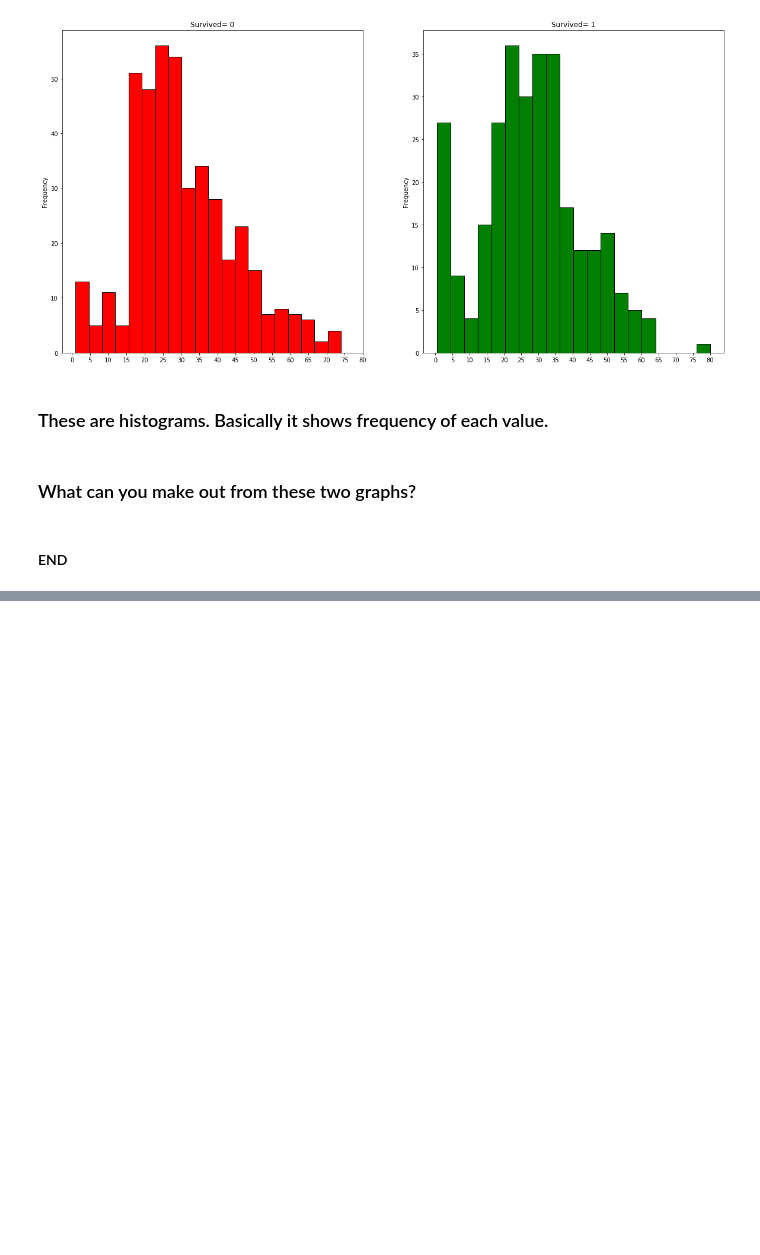
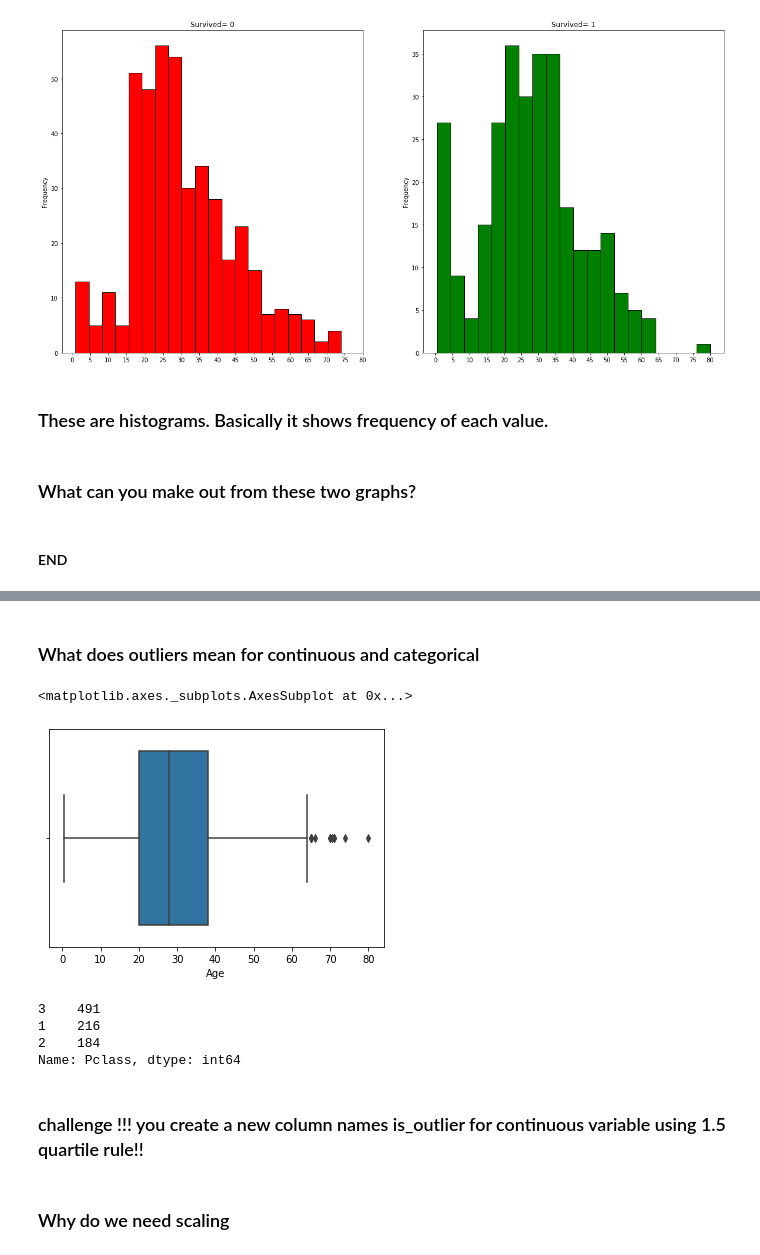
Before and after one commit to prakharlovesdata/ML-sessions, a Jupyter notebook: Sessions/EDA_SESSION_1.ipynb, the cells around one changed output, grey strips where cells are left out. Drawn from its saved outputs; the diff is of its cells as text; code cells hidden in the pictures; blank space fills up the shorter version.

```diff
--- a/Sessions/EDA_SESSION_1.ipynb
+++ b/Sessions/EDA_SESSION_1.ipynb
@@ -205,0 +260,18 @@ plt.show()
+# %% [markdown]
+### What does outliers mean for continuous and categorical
+# %%
+sln.boxplot(data['Age'])
+# %% [output]
+<matplotlib.axes._subplots.AxesSubplot at 0x...>
+[figure, added]
+# %%
+data['Pclass'].value_counts()
+# %% [output]
+3    491
+1    216
+2    184
+Name: Pclass, dtype: int64
+# %% [markdown]
+### challenge !!! you create a new column names is_outlier for continuous variable using 1.5 quartile rule!!
+# %% [markdown]
+### Why do we need scaling
```
Also changed, not shown: parts of 20 cells of this notebook.
